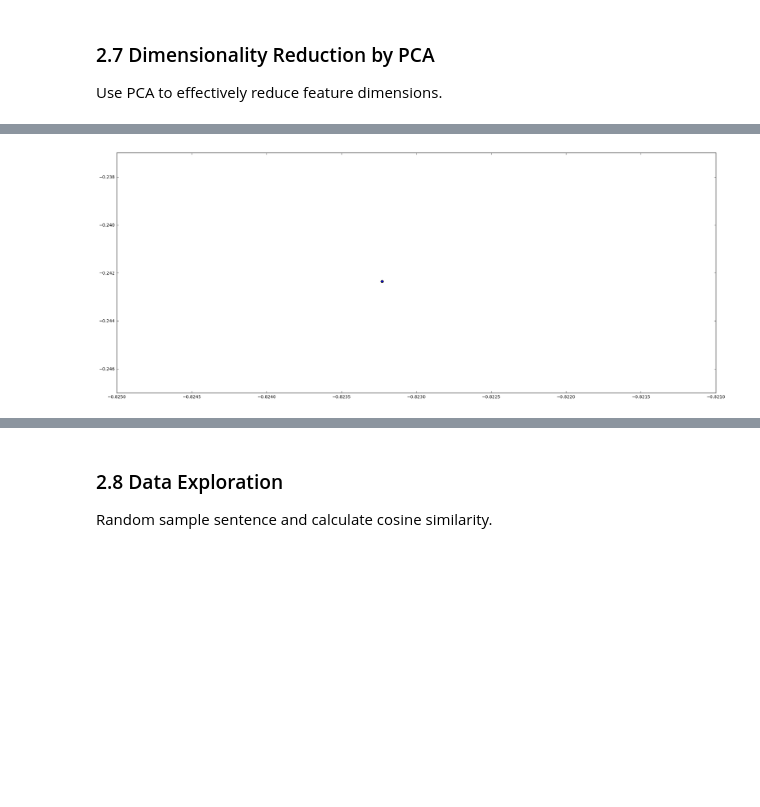
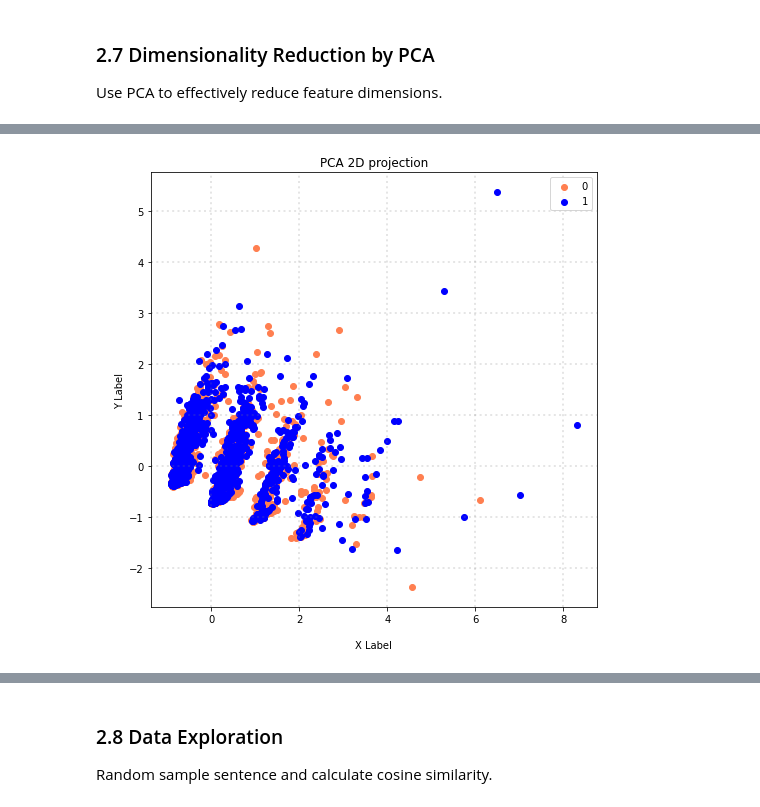
Before and after one commit to abcd23698741/DM2022-Lab1-Master, a Jupyter notebook: DM2022-Lab1-Homework.ipynb, the cells around one changed output, grey strips where cells are left out. Saved outputs shown, nothing was run; the diff lists cells and outputs as text; code cells hidden in the pictures; blank space fills up the shorter version.

```diff
--- a/DM2022-Lab1-Homework.ipynb
+++ b/DM2022-Lab1-Homework.ipynb
@@ -82,7 +90,7 @@ for file in file_list:
         raw = f.readlines()
         for i in raw:
             line = i.replace('\n','').split('\t')
-            data.append([line[0].strip(),line[1],file])
+            data.append([line[0].strip(),int(line[1]),file])
 df=pd.DataFrame(data, columns=['sentence','label','source'])
 df.head()
 # %% [output]
@@ -311,19 +305,22 @@ df.head()
 # %%
+df.label=df.label.astype(int)
 col = ['coral', 'blue']
 
 # plot
-ax, fig = plt.subplots(figsize = (25,10))
+fig = plt.figure(figsize = (8,8))
+ax = fig.subplots()
 
-for c, l in zip(col, [0,1]):
-    xs = df_reduced[df['label'] == l].T[0]
-    ys = df_reduced[df['label'] == l].T[1]
+for c, category in zip(col, [0,1]):
+  xs = df_reduced[df['label'] == category].T[0]
+  ys = df_reduced[df['label'] == category].T[1]
 
-    plt.scatter(xs, ys, c = c, marker='o')
+  ax.scatter(xs, ys, c = c, marker='o', label=category)
 
-#ax.grid(color='gray', linestyle=':', linewidth=2, alpha=0.2)
-#ax.set_xlabel('\nX Label')
-#ax.set_ylabel('\nY Label')
-
+ax.grid(color='gray', linestyle=':', linewidth=2, alpha=0.2)
+ax.set_xlabel('\nX Label')
+ax.set_ylabel('\nY Label')
+ax.set_title('PCA 2D projection',)
+plt.legend()
 plt.show()
 # %% [output]
-[figure, old version]
+[figure, new version]
```
Also changed, not shown: parts of 43 cells of this notebook.
